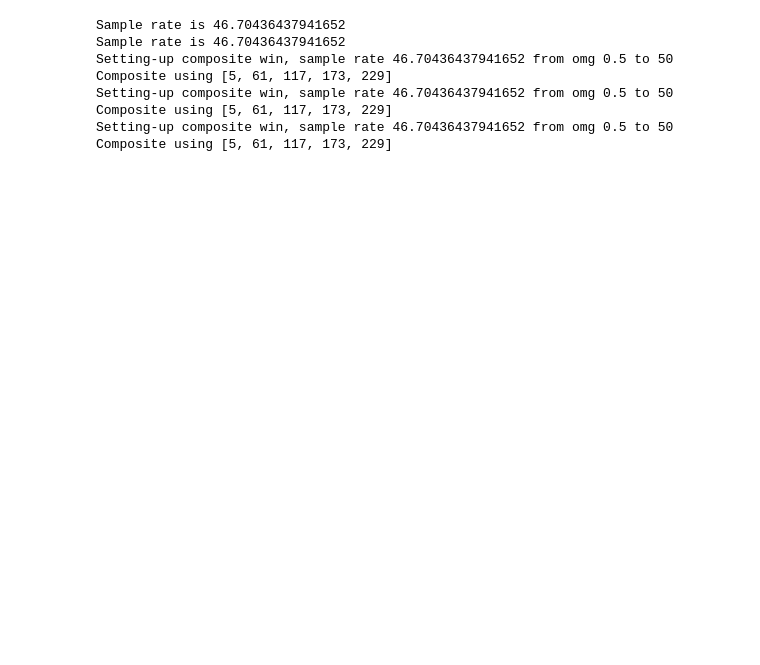
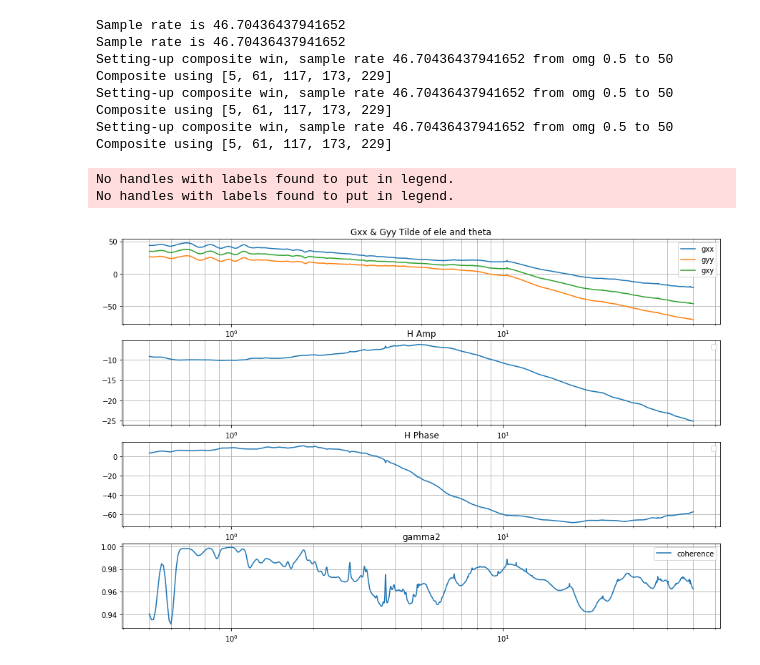
Before and after one commit to xuhao1/pyAircraftIden, a Jupyter notebook: examples/FreqIdenExample.ipynb, the cells around one changed output. Saved outputs shown, nothing was run; the diff lists cells and outputs as text; code cells hidden in the pictures; blank space fills up the shorter version.

```diff
--- a/examples/FreqIdenExample.ipynb
+++ b/examples/FreqIdenExample.ipynb
@@ -23,6 +23,12 @@ Composite using [5, 61, 117, 173, 229]
 Setting-up composite win, sample rate 46.70436437941652 from omg 0.5 to 50
 Composite using [5, 61, 117, 173, 229]
 # %%
-    plt.figure("airspeed num{}".format(win_num))
-    simo_iden.plt_bode_plot(0)
-    plt.show()
+plt.rc("figure", figsize=(15,10))
+plt.figure("ele->q")
+simo_iden.plt_bode_plot(0)
+#plt.show()
+plt.savefig("ele_q_cessna.png")
+# %% [output]
+No handles with labels found to put in legend.
+No handles with labels found to put in legend.
+[figure, added]
```
Also changed, not shown: 2 other files.
